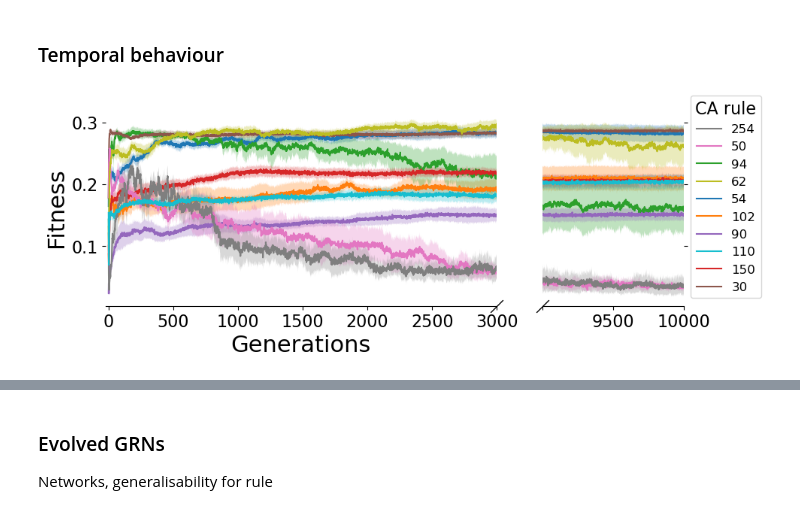
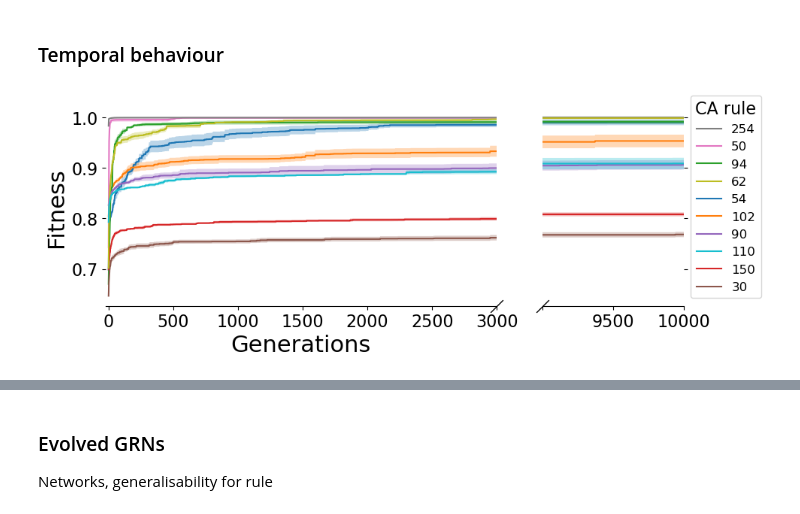
Before and after one commit to Cpetak/CA_GRN2, a Jupyter notebook: A2.ipynb, the cells around one changed output, grey strips where cells are left out. Cells and saved outputs as stored; diff of their text form; code cells hidden in the pictures.

Commit message:
selecting more rules

```diff
--- a/A2.ipynb
+++ b/A2.ipynb
@@ -76,0 +127,15 @@ plt.plot(ave_max.T)
+# %%
+deltas = ave_max[:,-1]
+#deltas.shape
+evens=np.arange(0,256,2) #plotting only even rules - those are the valid ones anyways
+plt.plot(evens,deltas[evens], ".")
+
+rules=[30,50,54,62,90,94,102,110,150,254]
+plt.plot(rules,deltas[rules], ".", color="red")
+plt.plot(newrules,deltas[newrules], ".", color="orange")
+
+for i,(x,y) in enumerate(zip(evens,deltas[evens])):
+    S = 20
+    plt.text(x ,y ,f"{x}", fontsize=6)
+
+print(deltas[rules])
@@ -92,6 +174,15 @@ plt.show()
 # %%
 plt.figure(figsize=(5,5))
 plt.scatter(evolved_mean,evolved_std, s=5)
+
+rules=[30,50,54,62,90,94,102,110,150,254]
+plt.scatter(evolved_mean[rules],evolved_std[rules], color="red", s=5)
+
+for i,(x,y) in enumerate(zip(evolved_mean,evolved_std)):
+    S = 20
+    plt.text(x ,y ,f"{i}", fontsize=6)
+
+
 plt.xlabel("Max evolved fitness")
 plt.ylabel("Std of max fits between replicates")
 # %% [output]
@@ -107,9 +198,16 @@ plt.tight_layout()
 [figure]
 # %%
 plt.figure(figsize=(5,5))
-plt.scatter(rand_max,evolved_mean)
+plt.scatter(rand_max,evolved_mean, s=5)
 plt.ylabel("Max evolved fitness")
 plt.xlabel("Random genotype max")
+
+rules=[30,50,54,62,90,94,102,110,150,254]
+plt.scatter(rand_max[rules],evolved_mean[rules], color="red", s=5)
+
+for i,(x,y) in enumerate(zip(rand_max,evolved_mean)):
+    S = 20
+    plt.text(x ,y ,f"{i}", fontsize=6)
 
 slope, intercept = np.polyfit(evolved_mean, rand_max, 1)
 #plt.plot(evolved, slope*evolved + intercept, color='red', label='Line of Best Fit')
@@ -130,9 +228,9 @@ plt.show()
 # %% [markdown]
 ### Temporal behaviour
 # %%
-#max_fits = pickle.load(open("static_max_fits.p", "rb"))
+max_fits = pickle.load(open("static_max_fits.p", "rb"))
 #max_fits = pickle.load(open("static_ave_fits.p", "rb"))
-max_fits = pickle.load(open("static_kidstds.p", "rb"))
+#max_fits = pickle.load(open("static_kidstds.p", "rb"))
 
 
 
@@ -189,31 +287,31 @@ ax2.set_yticklabels([])
 new_labels = [ticklabel.get_text() for ticklabel in ax2.get_xticklabels()]
 new_labels[0] = ""
 ax2.set_xticklabels(new_labels)
 
 # Add labels and legend
 ax1.set_xlabel("Generations",fontsize=22)
 ax1.set_ylabel("Fitness",fontsize=22)
 
 # ax1.legend(title="CA rule", fontsize=10)
 #ax2.legend(title="CA rule", fontsize=12, loc="lower center")
 plt.rcParams['legend.title_fontsize'] = 16
 ax2.legend(handles, labels,title="CA rule",fontsize=12, bbox_to_anchor=(1, 1.1))
 
 d = 1.0  # proportion of vertical to horizontal extent of the slanted line
 kwargs = dict(
     marker=[(-1, -d), (1, d)],
     markersize=12,
     linestyle="none",
     color="k",
     mec="k",
     mew=1,
     clip_on=False,
 )
 ax1.plot([1], [0], transform=ax1.transAxes, **kwargs)
 ax2.plot([0], [0], transform=ax2.transAxes, **kwargs)
 
 plt.tight_layout()
 #plt.savefig("figs/max_fits_10rules.pdf")
 plt.show()
 # %% [output]
-[figure, old version]
+[figure, new version]
```
Also changed, not shown: parts of 23 cells of this notebook, 4 other files.
